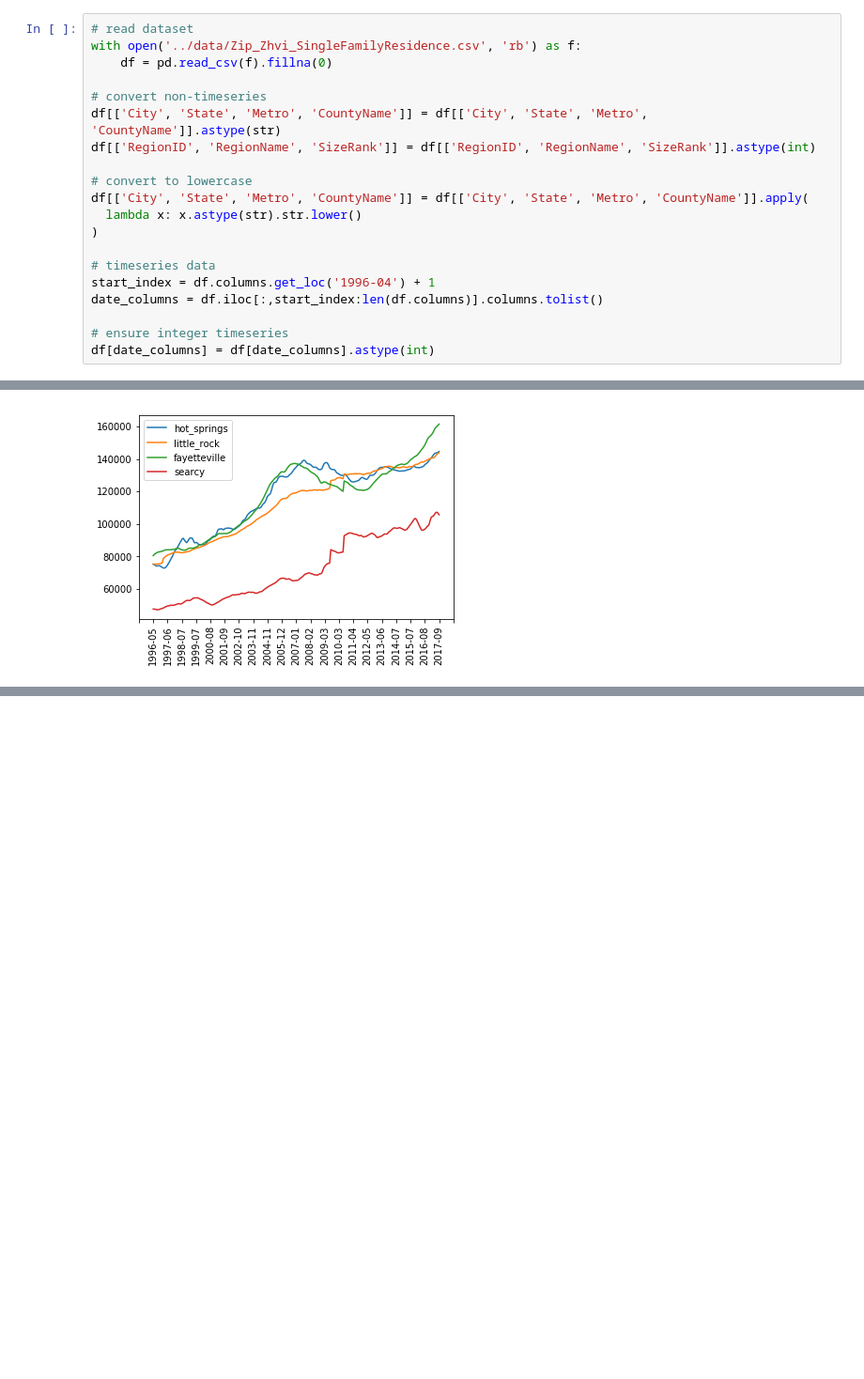
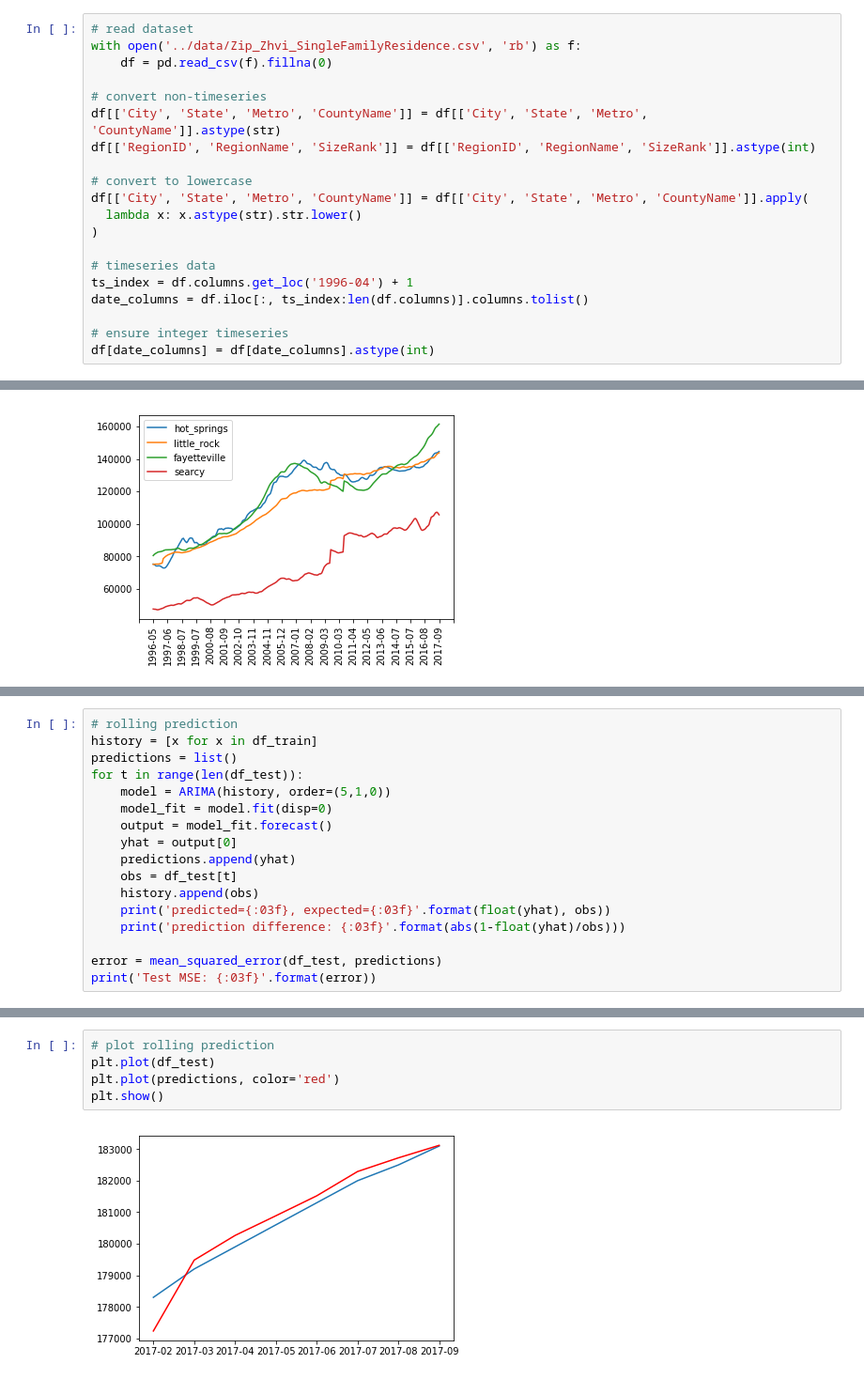
Before and after one commit to jeff1evesque/ist-718-lab, a Jupyter notebook: lab2/assignment.ipynb, the cells around one changed output, grey strips where cells are left out. Shown at 94% size. Saved outputs shown, nothing was run; the diff lists cells and outputs as text; blank space fills up the shorter version.

```diff
--- a/lab2/assignment.ipynb
+++ b/lab2/assignment.ipynb
@@ -17,8 +21,8 @@ df[['City', 'State', 'Metro', 'CountyName']] = df[['City', 'State', 'Metro', 'Co
 )
 
 # timeseries data
-start_index = df.columns.get_loc('1996-04') + 1
-date_columns = df.iloc[:,start_index:len(df.columns)].columns.tolist()
+ts_index = df.columns.get_loc('1996-04') + 1
+date_columns = df.iloc[:, ts_index:len(df.columns)].columns.tolist()
 
 # ensure integer timeseries
 df[date_columns] = df[date_columns].astype(int)
@@ -50,0 +132,17 @@ plt.show()
+# %%
+# rolling prediction
+history = [x for x in df_train]
+predictions = list()
+for t in range(len(df_test)):
+    model = ARIMA(history, order=(5,1,0))
+    model_fit = model.fit(disp=0)
+    output = model_fit.forecast()
+    yhat = output[0]
+    predictions.append(yhat)
+    obs = df_test[t]
+    history.append(obs)
+    print('predicted={:03f}, expected={:03f}'.format(float(yhat), obs))
+    print('prediction difference: {:03f}'.format(abs(1-float(yhat)/obs)))
+
+error = mean_squared_error(df_test, predictions)
+print('Test MSE: {:03f}'.format(error))
@@ -50,0 +167,7 @@ plt.show()
+# %%
+# plot rolling prediction
+plt.plot(df_test)
+plt.plot(predictions, color='red')
+plt.show()
+# %% [output]
+[figure, added]
```
Also changed, not shown: parts of 5 cells of this notebook.
